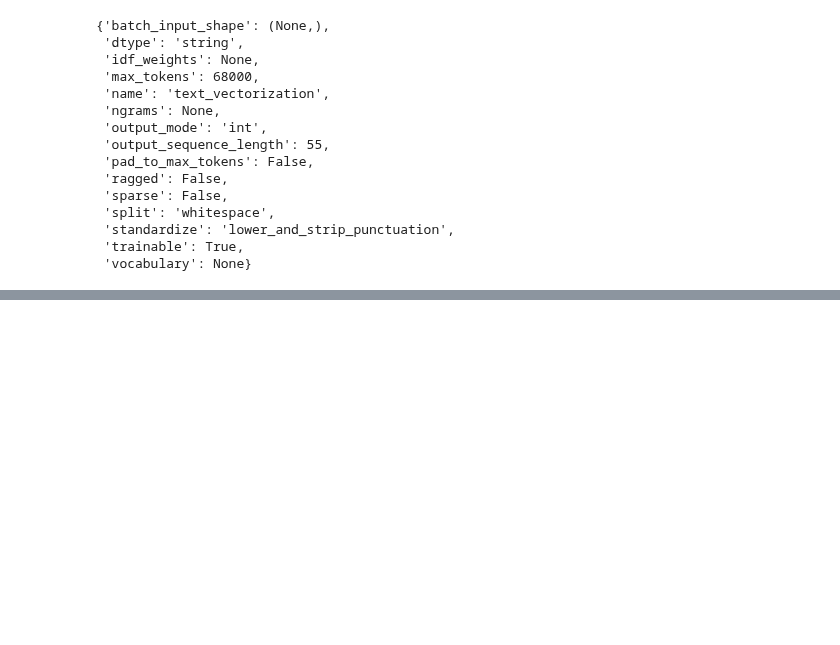
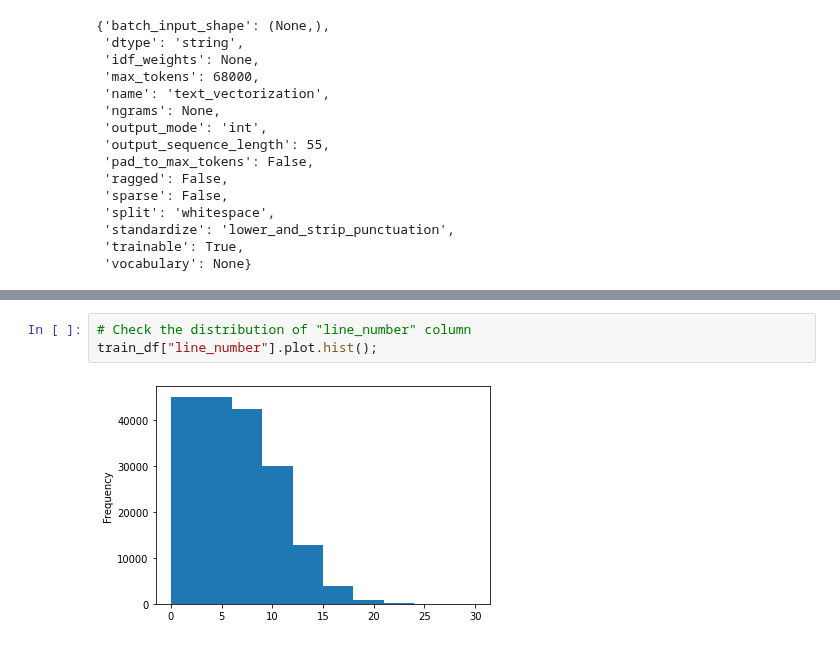
Before and after one commit to Nikhil-Nandam/TensorFlow-Notebooks, a Jupyter notebook: 09_SkimLit_NLP_Milestone_Project_2.ipynb, the cells around one changed output, grey strips where cells are left out. Drawn from its saved outputs; the diff is of its cells as text; blank space fills up the shorter version.

```diff
--- a/09_SkimLit_NLP_Milestone_Project_2.ipynb
+++ b/09_SkimLit_NLP_Milestone_Project_2.ipynb
@@ -501,0 +1192,5 @@ text_vectorizer.get_config()
+# %%
+# Check the distribution of "line_number" column
+train_df["line_number"].plot.hist();
+# %% [output]
+[figure, added]
```
Also changed, not shown: parts of 91 cells of this notebook.
